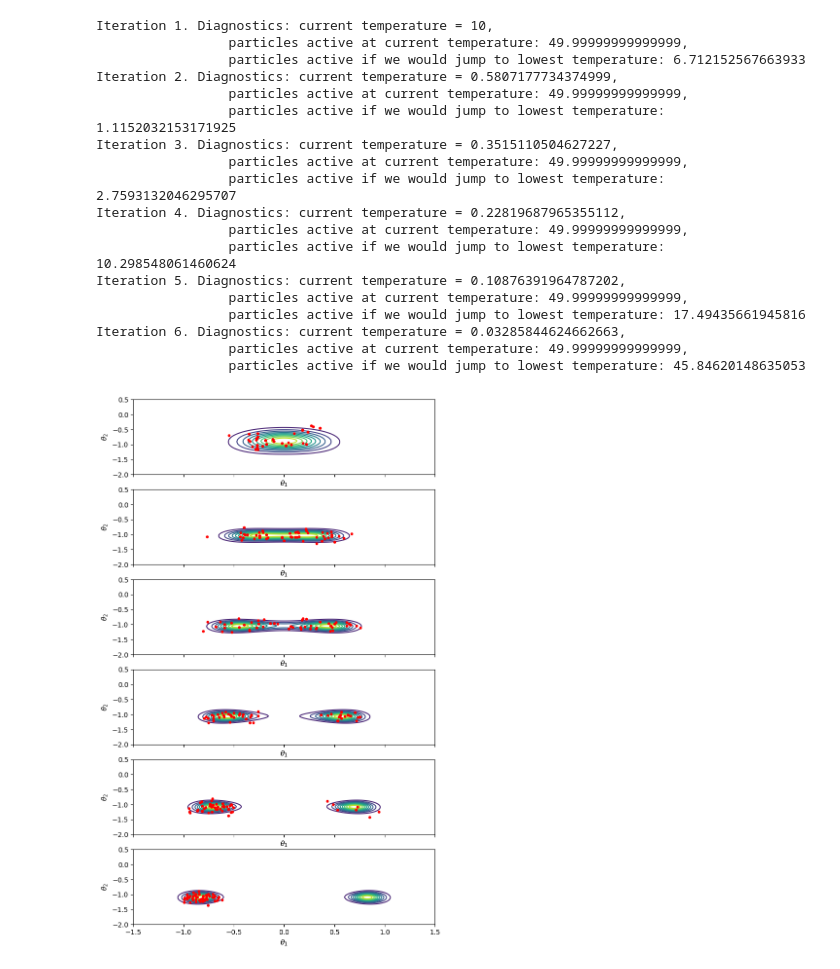
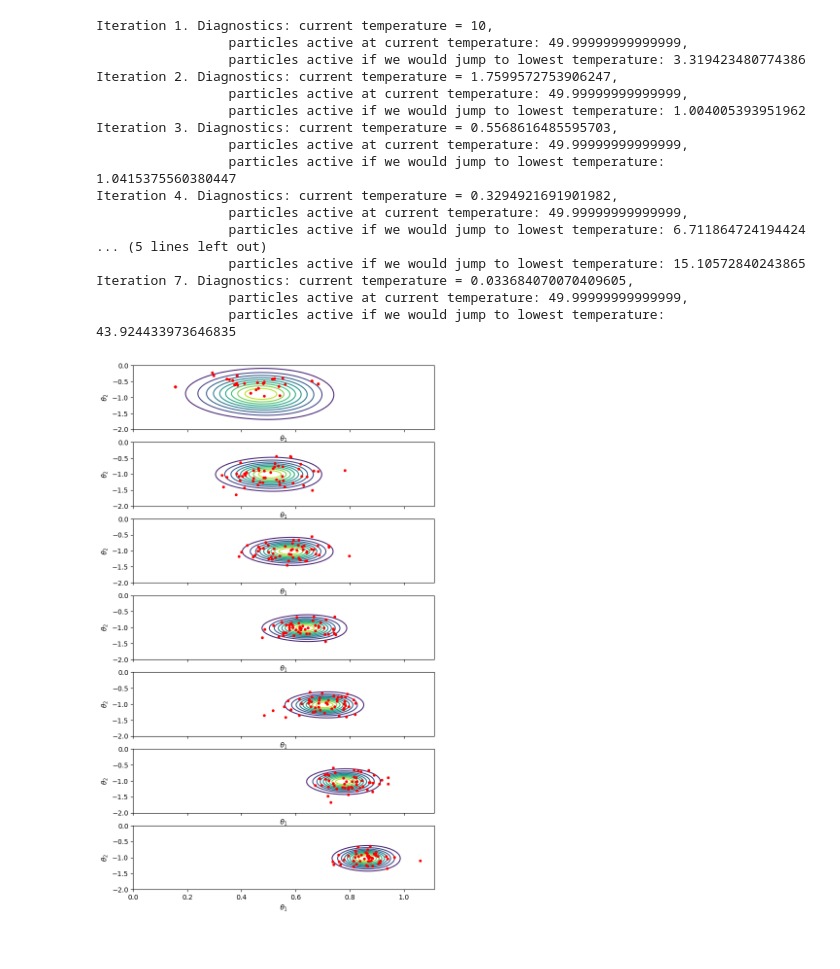
Before and after one commit to vvnnif/smc-highly-informative-observations, a Jupyter notebook: notebooks/prototype.ipynb, the cells around one changed output. Cells and saved outputs as stored; diff of their text form; code cells hidden in the pictures.

```diff
--- a/notebooks/prototype.ipynb
+++ b/notebooks/prototype.ipynb
@@ -35,7 +35,7 @@ def sample_state_space_model(us, T=200):
     ys = np.zeros((T,)) # Storage for observations
     transition_matrix = np.array([[1, 0.8],[0, 0.1]])
     observation_matrix = np.array([1, 0])
-    xs[:,0] = [0, 0] # Initial condition
+    xs[:,0] = [0, 10] # Initial condition
     for i in range(1, T):
         # Evolve latent space according to formula
         # in Svensson et al. (2017).
@@ -140,7 +193,7 @@ def log_prior(theta):
     theta : float
             Point at which to evaluate the log of the prior.
     """
-    if -2.5 <= theta[0] <= 2.5 and -2.5 <= theta[1] <= 2.5:
+    if 0 <= theta[0] <= 2.5 and -2.5 <= theta[1] <= 0:
         return 0.0
     else:
         return -np.inf
@@ -156,9 +209,9 @@ def sample_prior(size=1):
            Number of points to sample.
     """
     if size == 1:
-        return np.asarray([np.random.uniform(-2.5, 2.5), np.random.uniform(-2.5,2.5)])
+        return np.asarray([np.random.uniform(0, 2.5), np.random.uniform(-2.5,0)])
     else:
-        return np.asarray([[np.random.uniform(-2.5, 2.5), np.random.uniform(-2.5,2.5)] for _ in range(size)])
+        return np.asarray([[np.random.uniform(0, 2.5), np.random.uniform(-2.5,0)] for _ in range(size)])
 
 
 @njit # This makes it faster
@@ -185,7 +238,7 @@ def log_likelihood(ys, theta, us, temp):
     # Initial state: x_0 = [0, 0]
     m0, m1 = 0.0, 0.0
 
-    P00, P01 = 0.0, 0.0 # 0.0, 0.0 initial condition
+    P00, P01 = 0.0, 10.0 # 0.0, 10.0 initial condition
     P10, P11 = 0.0, 0.0
 
     ll = 0.0
@@ -326,11 +379,22 @@ def ess(cur_log_omega, nxt_log_omega):
     Works in log-scale to avoid numerical difficulties.
     """
 
+    # cur = np.asarray(cur_log_omega)
+    # nxt = np.asarray(nxt_log_omega)
+    # log_w = nxt - cur
+    # log_w_normalized = log_w - logsumexp(log_w) # Use logsumexp trick to avoid under/overflow
+    # return np.exp(-logsumexp(2 * log_w_normalized)) # Number between 0 and some relatively small N; no under/overflow risk
+
     cur = np.asarray(cur_log_omega)
     nxt = np.asarray(nxt_log_omega)
+
     log_w = nxt - cur
-    log_w_normalized = log_w - logsumexp(log_w) # Use logsumexp trick to avoid under/overflow
-    return np.exp(-logsumexp(2 * log_w_normalized)) # Number between 0 and some relatively small N; no under/overflow risk
+
+    m = np.max(log_w)
+    w = np.exp(log_w - m)
+    w = w / np.sum(w)
+
+    return 1.0 / np.sum(w**2)
 
 
 def bisect(f, c, lo, hi, max_iter=50, tol=1e-2, verbose=False):
@@ -396,7 +460,7 @@ def bisect(f, c, lo, hi, max_iter=50, tol=1e-2, verbose=False):
     return (lo + hi) / 2
 
 
-def smc_sampler(ys, us, mh_iters, mh_sd, n_particles, initial_temp, min_temp, max_smc_iters=30, verbose=False):
+def smc_sampler(ys, us, initial_mh_iters, initial_mh_sd, mh_iters, mh_sd, n_particles, initial_temp, min_temp, max_smc_iters=30, verbose=False):
     """Tempered SMC sampler for approximate sampling from the
     parameter posterior of the linear-Gaussian state space model
     described in Svensson et al. (2017).
@@ -407,6 +471,12 @@ def smc_sampler(ys, us, mh_iters, mh_sd, n_particles, initial_temp, min_temp, ma
         List of observations to condition on in the posterior.
     us : ndarray of size (T,)
         List of exogenous input variables in the state-space model.
+    initial_mh_iters : int
+        Number of iterations to run the Metropolis-Hastings
+        kernel for the initial sample.
+    initial_mh_sd : float
+        Standard deviation of the proposal distribution in the
+        Metropolis-Hastings kernel for the initial sample.
     mh_iters : int
         Number of iterations to run the mutation Metropolis-Hastings
          kernel for.
@@ -507,68 +577,67 @@ def smc_sampler(ys, us, mh_iters, mh_sd, n_particles, initial_temp, min_temp, ma
 temp = 10 # Initial tempering strength
 min_temp = 0.01
 n_particles = 50 # Number of particles
-n_observed = 200 # Number of observations from state-space model
+n_observed = 600 # Number of observations from state-space model
 
 # Exogenous input variables
 rng = np.random.default_rng(seed=42) # Want to fix this while keeping the rest random
-us = rng.normal(loc=0, scale=1, size=n_observed)
+us = rng.normal(loc=0, scale=0.3, size=n_observed)
 
 # Sample observations for the true, underlying state-space model,
 # which has parameters theta1 = 0.8, theta2 = -1.
 ys = sample_state_space_model(us=us,T=n_observed)
 
-thetas, diagnostics = smc_sampler(ys=ys,us=us,mh_iters=500,mh_sd=0.03,n_particles=n_particles,initial_temp=temp,min_temp=min_temp,verbose=True)
+thetas, diagnostics = smc_sampler(ys=ys,us=us,initial_mh_iters=4000,initial_mh_sd=0.02,mh_iters=500,mh_sd=0.03,n_particles=n_particles,initial_temp=temp,min_temp=min_temp,verbose=True)
 # %% [output]
 Iteration 1. Diagnostics: current temperature = 10,
                  particles active at current temperature: 49.99999999999999,
-                 particles active if we would jump to lowest temperature: 6.712152567663933
-Iteration 2. Diagnostics: current temperature = 0.5807177734374999,
+                 particles active if we would jump to lowest temperature: 3.319423480774386
+Iteration 2. Diagnostics: current temperature = 1.7599572753906247,
                  particles active at current temperature: 49.99999999999999,
-                 particles active if we would jump to lowest temperature: 1.1152032153171925
-Iteration 3. Diagnostics: current temperature = 0.3515110504627227,
+                 particles active if we would jump to lowest temperature: 1.004005393951962
+Iteration 3. Diagnostics: current temperature = 0.5568616485595703,
                  particles active at current temperature: 49.99999999999999,
-                 particles active if we would jump to lowest temperature: 2.7593132046295707
-Iteration 4. Diagnostics: current temperature = 0.22819687965355112,
+                 particles active if we would jump to lowest temperature: 1.0415375560380447
+Iteration 4. Diagnostics: current temperature = 0.3294921691901982,
                  particles active at current temperature: 49.99999999999999,
-                 particles active if we would jump to lowest temperature: 10.298548061460624
-Iteration 5. Diagnostics: current temperature = 0.10876391964787202,
+                 particles active if we would jump to lowest temperature: 6.711864724194424
+... (5 lines left out)
+                 particles active if we would jump to lowest temperature: 15.10572840243865
+Iteration 7. Diagnostics: current temperature = 0.033684070070409605,
                  particles active at current temperature: 49.99999999999999,
-                 particles active if we would jump to lowest temperature: 17.49435661945816
-Iteration 6. Diagnostics: current temperature = 0.03285844624662663,
-                 particles active at current temperature: 49.99999999999999,
-                 particles active if we would jump to lowest temperature: 45.84620148635053
+                 particles active if we would jump to lowest temperature: 43.924433973646835
 # %%
 """ Plot the evolution of the tempering sequence
     and the particles across iterations of the
     SMC sampler.
 """
 
-theta1_grid = np.linspace(-1.5, 1.5, 200)
-theta2_grid = np.linspace(-2, .5, 200)
+theta1_grid = np.linspace(0, 1, 200)
+theta2_grid = np.linspace(-2, 0, 200)
 Z = np.empty((len(theta1_grid), len(theta2_grid)))
 
 fig, axes = plt.subplots(len(diagnostics), 1, figsize=(8,14), sharex=True)
 for ax, (p, val) in zip(axes, diagnostics.items()):
 
     temp = val['temp']
     particles = val['particles']
 
     for i, t1 in enumerate(theta1_grid):
         for k, t2 in enumerate(theta2_grid):
             theta = np.array([t1, t2])
             Z[i, k] = log_likelihood(ys=ys,us=us,theta=theta,temp=temp) + log_prior(theta)
 
     Z -= Z.max()
     P = np.exp(Z)
     T1, T2 = np.meshgrid(theta1_grid, theta2_grid, indexing='ij')
     ax.contour(T1, T2, P, levels=10)
 
     ax.scatter(particles[:, 0], particles[:, 1],
                 s=10, alpha=1, color='red', label='particles', zorder=3)
 
     ax.set_xlabel(r'$\theta_1$')
     ax.set_ylabel(r'$\theta_2$')
 
 fig.show()
 # %% [output]
-[figure, old version]
+[figure, new version]
```
Also changed, not shown: parts of 3 cells of this notebook.
